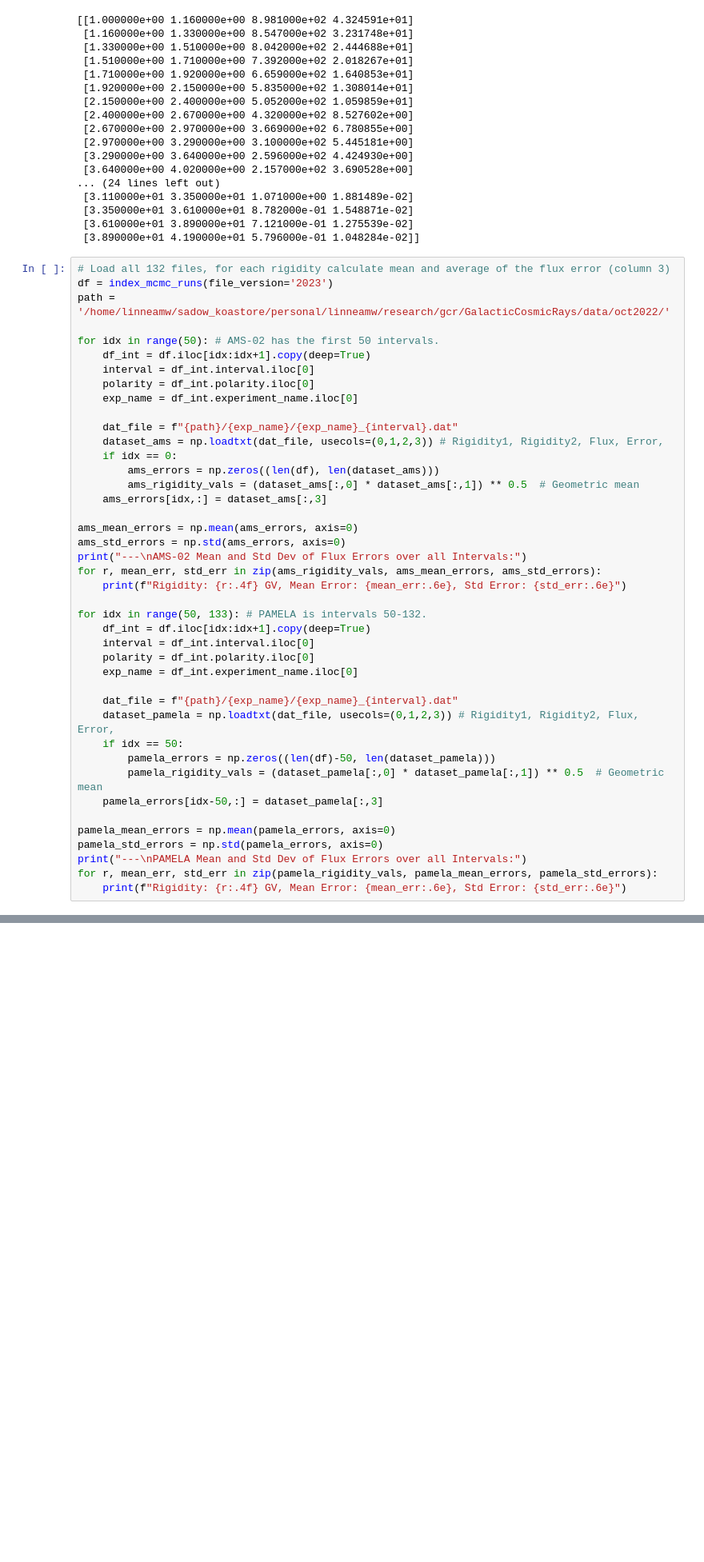
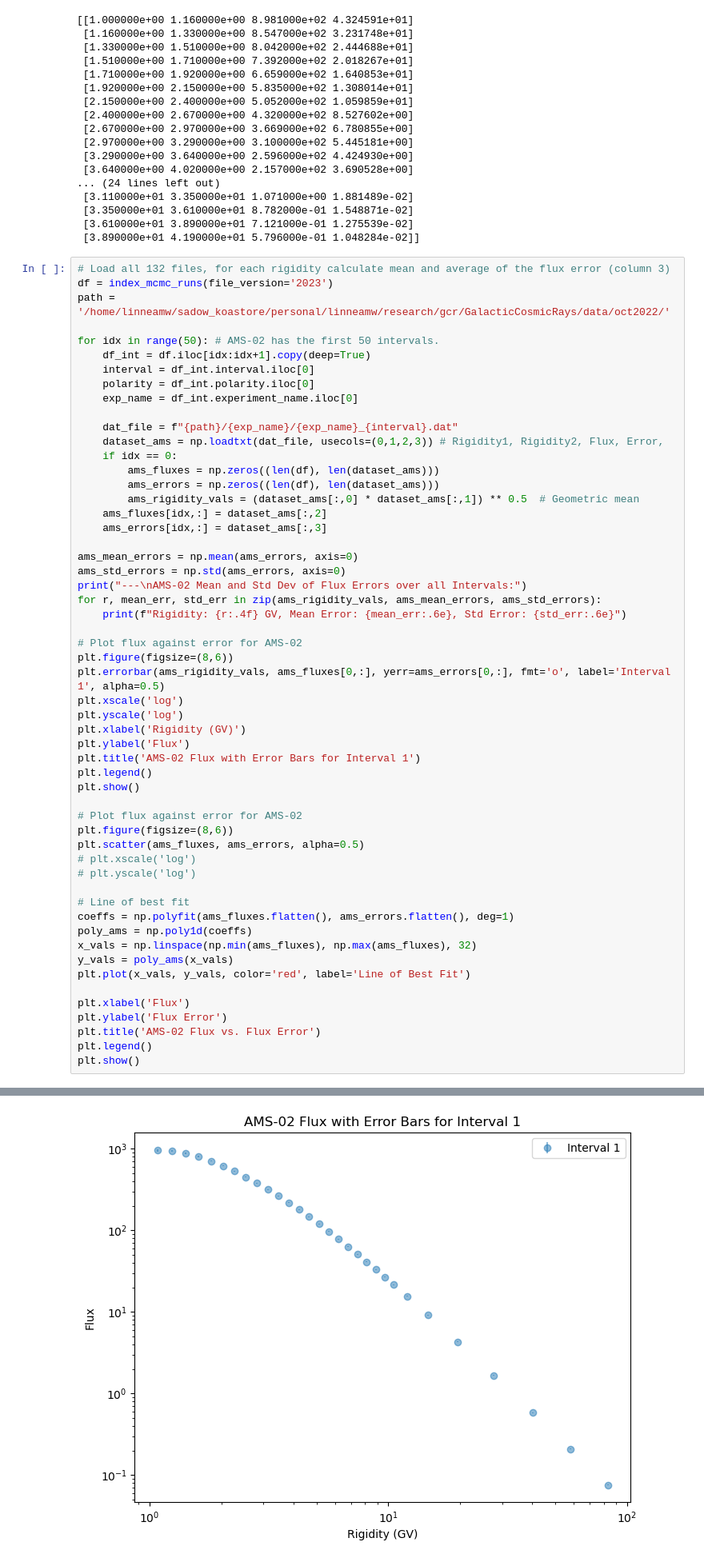
Before and after one commit to hawaii-ai/GalacticCosmicRays, a Jupyter notebook: notebooks/test_as_dat.ipynb, the cells around one changed output, grey strips where cells are left out. Shown at 80% size. Saved outputs shown, nothing was run; the diff lists cells and outputs as text; blank space fills up the shorter version.

```diff
--- a/notebooks/test_as_dat.ipynb
+++ b/notebooks/test_as_dat.ipynb
@@ -238,8 +239,10 @@ for idx in range(50): # AMS-02 has the first 50 intervals.
     dat_file = f"{path}/{exp_name}/{exp_name}_{interval}.dat"
     dataset_ams = np.loadtxt(dat_file, usecols=(0,1,2,3)) # Rigidity1, Rigidity2, Flux, Error,
     if idx == 0:
+        ams_fluxes = np.zeros((len(df), len(dataset_ams)))
         ams_errors = np.zeros((len(df), len(dataset_ams)))
         ams_rigidity_vals = (dataset_ams[:,0] * dataset_ams[:,1]) ** 0.5  # Geometric mean
+    ams_fluxes[idx,:] = dataset_ams[:,2]
     ams_errors[idx,:] = dataset_ams[:,3]
 
 ams_mean_errors = np.mean(ams_errors, axis=0)
@@ -248,24 +251,35 @@ print("---\nAMS-02 Mean and Std Dev of Flux Errors over all Intervals:")
 for r, mean_err, std_err in zip(ams_rigidity_vals, ams_mean_errors, ams_std_errors):
     print(f"Rigidity: {r:.4f} GV, Mean Error: {mean_err:.6e}, Std Error: {std_err:.6e}")
 
-for idx in range(50, 133): # PAMELA is intervals 50-132.
-    df_int = df.iloc[idx:idx+1].copy(deep=True)
-    interval = df_int.interval.iloc[0]
-    polarity = df_int.polarity.iloc[0]
-    exp_name = df_int.experiment_name.iloc[0]
+# Plot flux against error for AMS-02
+plt.figure(figsize=(8,6))
+plt.errorbar(ams_rigidity_vals, ams_fluxes[0,:], yerr=ams_errors[0,:], fmt='o', label='Interval 1', alpha=0.5)
+plt.xscale('log')
+plt.yscale('log')
+plt.xlabel('Rigidity (GV)')
+plt.ylabel('Flux')
+plt.title('AMS-02 Flux with Error Bars for Interval 1')
+plt.legend()
+plt.show()
 
-    dat_file = f"{path}/{exp_name}/{exp_name}_{interval}.dat"
-    dataset_pamela = np.loadtxt(dat_file, usecols=(0,1,2,3)) # Rigidity1, Rigidity2, Flux, Error,
-    if idx == 50:
-        pamela_errors = np.zeros((len(df)-50, len(dataset_pamela)))
-        pamela_rigidity_vals = (dataset_pamela[:,0] * dataset_pamela[:,1]) ** 0.5  # Geometric mean
-    pamela_errors[idx-50,:] = dataset_pamela[:,3]
+# Plot flux against error for AMS-02
+plt.figure(figsize=(8,6))
+plt.scatter(ams_fluxes, ams_errors, alpha=0.5)
+# plt.xscale('log')
+# plt.yscale('log')
 
-pamela_mean_errors = np.mean(pamela_errors, axis=0)
-pamela_std_errors = np.std(pamela_errors, axis=0)
-print("---\nPAMELA Mean and Std Dev of Flux Errors over all Intervals:")
-for r, mean_err, std_err in zip(pamela_rigidity_vals, pamela_mean_errors, pamela_std_errors):
-    print(f"Rigidity: {r:.4f} GV, Mean Error: {mean_err:.6e}, Std Error: {std_err:.6e}")
+# Line of best fit
+coeffs = np.polyfit(ams_fluxes.flatten(), ams_errors.flatten(), deg=1)
+poly_ams = np.poly1d(coeffs)
+x_vals = np.linspace(np.min(ams_fluxes), np.max(ams_fluxes), 32)
+y_vals = poly_ams(x_vals)
+plt.plot(x_vals, y_vals, color='red', label='Line of Best Fit')
+
+plt.xlabel('Flux')
+plt.ylabel('Flux Error')
+plt.title('AMS-02 Flux vs. Flux Error')
+plt.legend()
+plt.show()
 # %% [output]
 ---
 AMS-02 Mean and Std Dev of Flux Errors over all Intervals:
@@ -286,0 +301 @@ Rigidity: 47.4347 GV, Mean Error: 3.287114e-02, Std Error: 1.328689e-02
+[figure, added]
```
Also changed, not shown: parts of 6 cells of this notebook, 6 other files.
